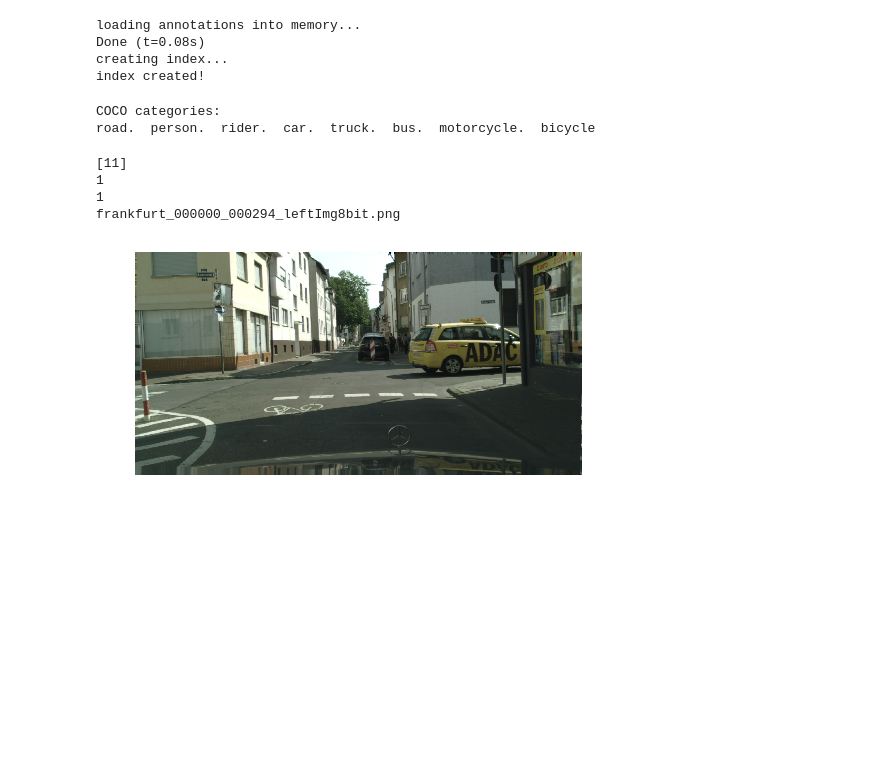
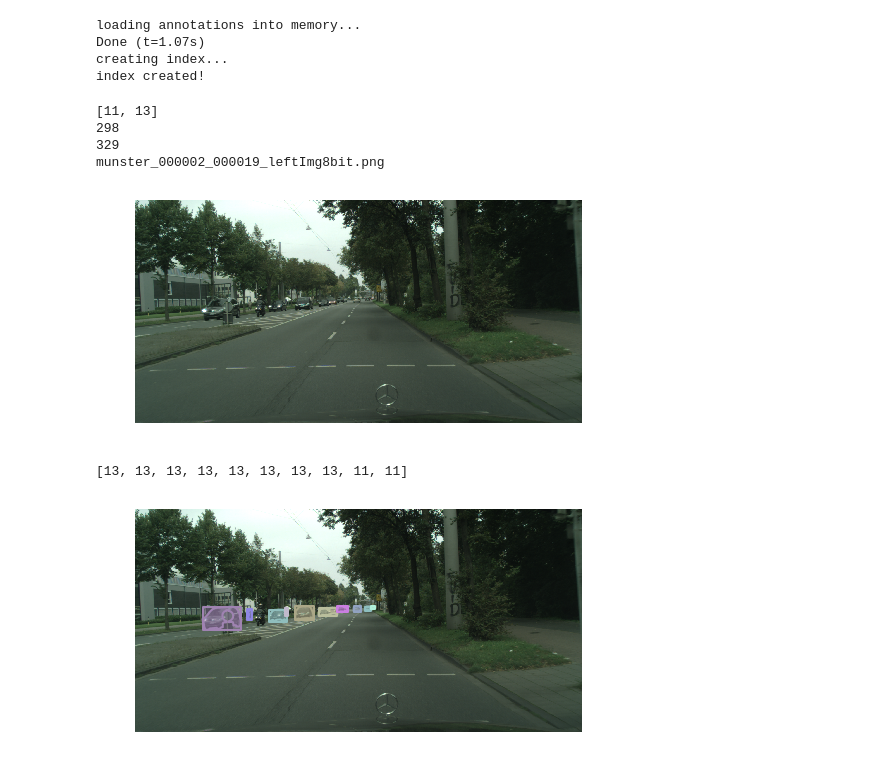
Before and after one commit to pesong/gaussian_data_api, a Jupyter notebook: convert_to_gaussian/cityscapes/cityscapes2gaussian/cityscapes_to_gaussian_demo.ipynb, the cells around one changed output. Saved outputs shown, nothing was run; the diff lists cells and outputs as text; code cells hidden in the pictures; blank space fills up the shorter version.

```diff
--- a/convert_to_gaussian/cityscapes/cityscapes2gaussian/cityscapes_to_gaussian_demo.ipynb
+++ b/convert_to_gaussian/cityscapes/cityscapes2gaussian/cityscapes_to_gaussian_demo.ipynb
@@ -7,18 +7,18 @@ import matplotlib.pyplot as plt
 import pylab
 pylab.rcParams['figure.figsize'] = (8.0, 10.0)
 # %%
-dataDir='/dl/data/cityscapes/cityscapes_ori/leftImg8bit'
 # annDir ='/dl/data/cityscapes/4detectron/annotations/'
 dataType='val'
 # annFile='{}/annotations/instances_{}.json'.format(dataDir,dataType)
 # annFile='/media/pesong/e/dl_gaussian/data/cityscapes/4detectron/annotations/instances_{}2017.json'.format(dataType)
-annFile='/media/pesong/e/dl_gaussian/model/gaussian_dataset_api/convert_to_gaussian/test_cs/annotations/instances_{}2017.json'.format(dataType)
+dataDir='/media/pesong/e/dl_gaussian/data/gaussian/cityscapes/images/{}2017'.format(dataType)
+annFile='/media/pesong/e/dl_gaussian/data/gaussian/cityscapes/annotations/instances_{}2017.json'.format(dataType)
 
 # initialize COCO api for instance annotations
 coco=COCO(annFile)
 # %% [output]
 loading annotations into memory...
-Done (t=0.08s)
+Done (t=1.07s)
 creating index...
 index created!
 # %%
@@ -29,34 +29,43 @@ print('COCO categories: \n{}\n'.format('.  '.join(nms)))
 
 # nms = set([cat['supercategory'] for cat in cats])
 # print('COCO supercategories: \n{}'.format(' '.join(nms)))
-# %% [output]
-COCO categories:
-road.  person.  rider.  car.  truck.  bus.  motorcycle.  bicycle
 # %%
 # get all images containing given categories, select one at random
-catIds = coco.getCatIds(catNms=['person'])
+catIds = coco.getCatIds(catNms=['car', 'person'])
 print(catIds)
 imgIds = coco.getImgIds(catIds=catIds)
-imgIds = coco.getImgIds(imgIds = [1])
+# imgIds = coco.getImgIds(imgIds = [1])
 img = coco.loadImgs(imgIds[np.random.randint(0,len(imgIds))])[0]
 print(len(imgIds))
 print(str(img['id']))
 
 # load and display image
 print(img['file_name'])
 dirName = str(img['file_name']).split('_')[0]
-I = io.imread('%s/%s/%s/%s'%(dataDir,dataType,dirName,img['file_name']))
+I = io.imread('%s/%s'%(dataDir,  img['file_name']))
 # use url to load image
 # I = io.imread(img['coco_url'])
 plt.axis('off')
 plt.imshow(I)
 plt.show()
+
+
+# load and display instance annotations
+plt.imshow(I); plt.axis('off')
+annIds = coco.getAnnIds(imgIds=img['id'], catIds=catIds)
+anns = coco.loadAnns(annIds)
+print([ann['category_id'] for ann in anns])
+# print([ann['bbox'] for ann in anns ])
+
+coco.showAnns(anns, True)
 # %% [output]
-[11]
-1
-1
-frankfurt_000000_000294_leftImg8bit.png
+[11, 13]
+298
+329
+munster_000002_000019_leftImg8bit.png
-[figure, old version]
+[figure, new version]
+[13, 13, 13, 13, 13, 13, 13, 13, 11, 11]
+[figure, added]
 # %%
 # load and display instance annotations
 plt.imshow(I); plt.axis('off')
```
Also changed, not shown: parts of 1 cell of this notebook, 5 other files.
